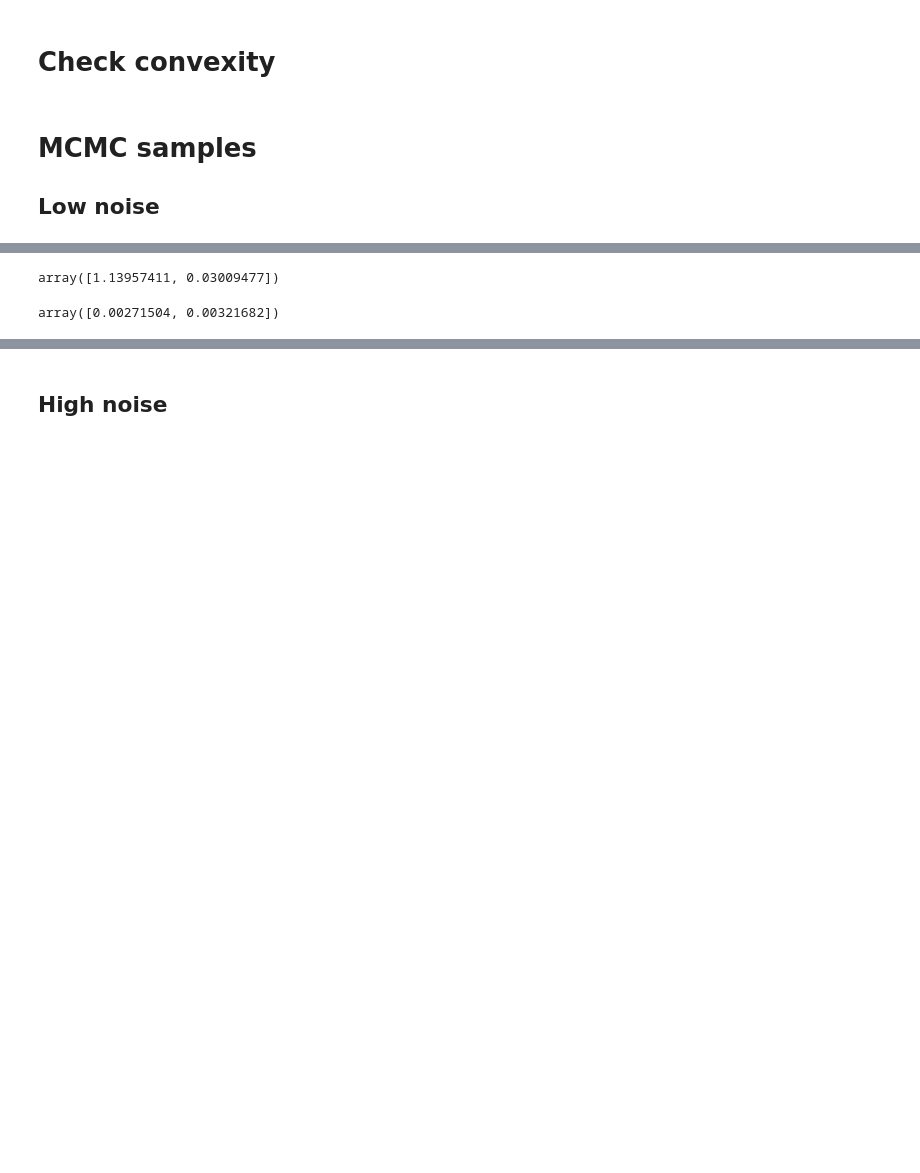
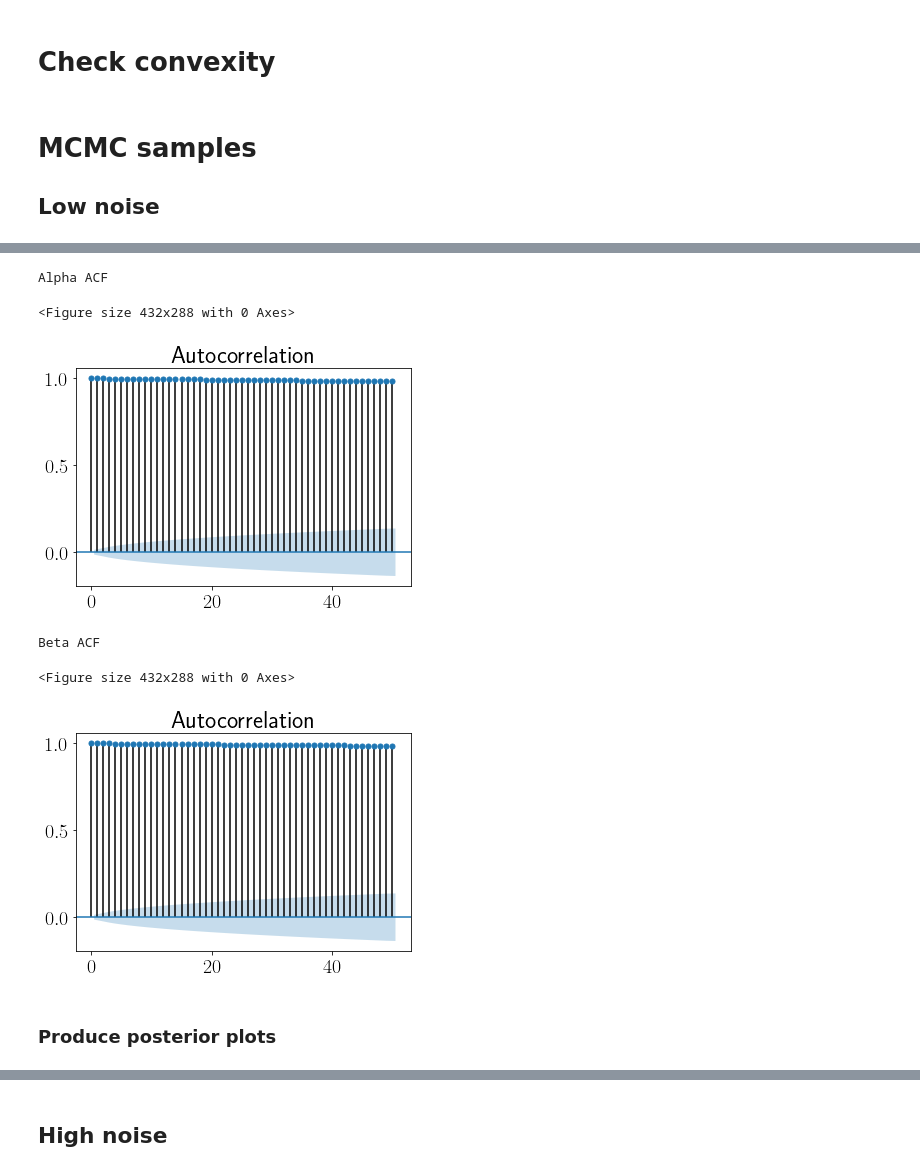
Before and after one commit to YannisZa/stochastic-travel-demand-modelling, a Jupyter notebook: notebooks/commuter_data_sandbox.ipynb, the cells around one changed output, grey strips where cells are left out. Drawn from its saved outputs; the diff is of its cells as text; code cells hidden in the pictures; blank space fills up the shorter version.

```diff
--- a/notebooks/commuter_data_sandbox.ipynb
+++ b/notebooks/commuter_data_sandbox.ipynb
@@ -151,0 +194,25 @@ def convexity_test(M):
+# %%
+Ap = np.array([[ 0.00749674,  0.00182529], [ 0.00182529,  0.00709968]])
+# Ap = np.array([[ 0.01499348, 0.00365058], [ 0.00182529,  0.00709968]])
+Ap = transition(1)
+
+# Ap[0,0] = 0.00014398846809000215#0.0002199348
+# Ap[0,1] = 0.000035058
+
+# Ap[1,0] = 0.000035058
+# Ap[1,1] = 0.00014398846809000215
+
+# Ap[0,0] = 0.00949674
+# Ap[0,1] = 0.000182529
+
+# Ap[1,0] = 0.000182529
+# Ap[1,1] = 0.00149674
+
+print(Ap[0,0]/Ap[0,1])
+print(Ap[1,0]/Ap[1,1])
+
+theta_step = 1
+n = 20000
+burnin = 0#10000
+ideal_theta_ar = 0.45
+_print = False
@@ -151,0 +303,19 @@ def convexity_test(M):
+# %%
+plt.figure(0)
+print('Alpha ACF')
+sm.graphics.tsa.plot_acf(fake_samples[burnin:,0], lags=50)
+plt.show()
+
+plt.figure(1)
+print('Beta ACF')
+sm.graphics.tsa.plot_acf(fake_samples[burnin:,1], lags=50)
+plt.show()
+# %% [output]
+Alpha ACF
+<Figure size 432x288 with 0 Axes>
+[figure, added]
+Beta ACF
+<Figure size 432x288 with 0 Axes>
+[figure, added]
+# %% [markdown]
+### Produce posterior plots
@@ -156,8 +334,0 @@ samples3 = np.loadtxt(os.path.join(rd,f"data/output/{dataset}/inverse_problem/{c
-# %%
-np.mean(samples,axis=0)
-# %% [output]
-array([1.13957411, 0.03009477])
-# %%
-np.std(samples,axis=0)
-# %% [output]
-array([0.00271504, 0.00321682])
```
Also changed, not shown: parts of 65 cells of this notebook, 2 other files.
